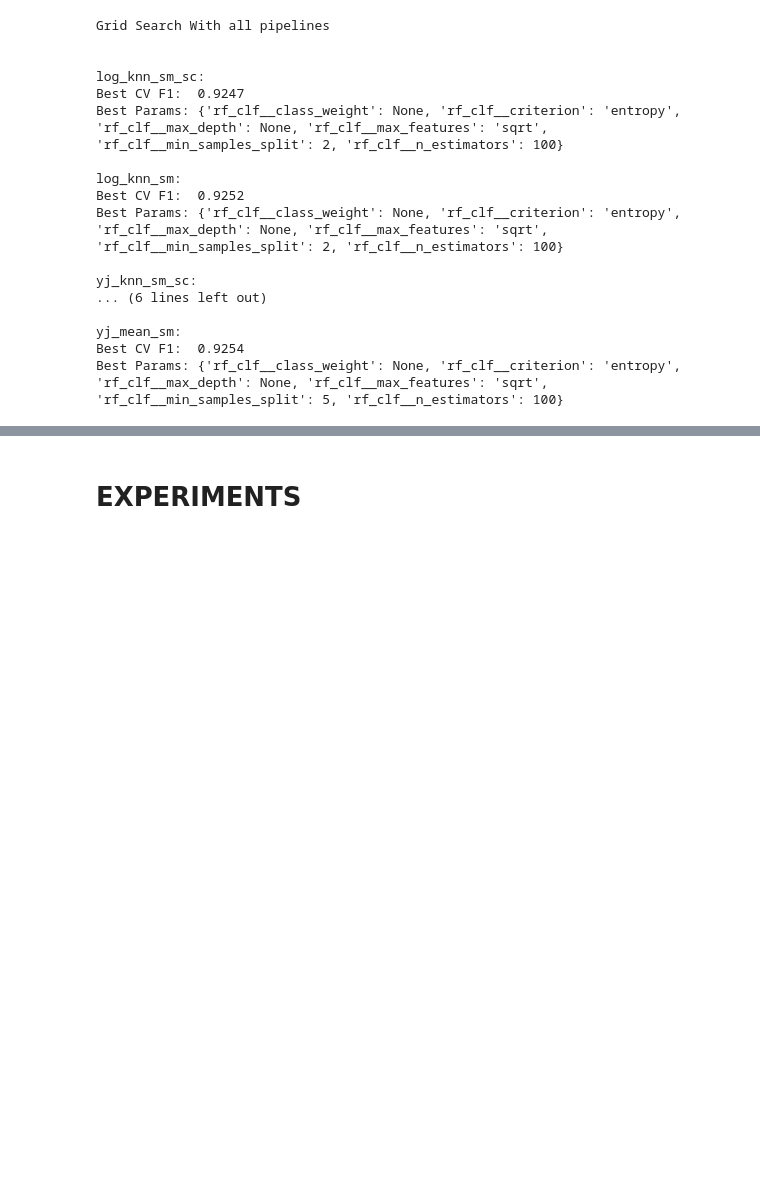
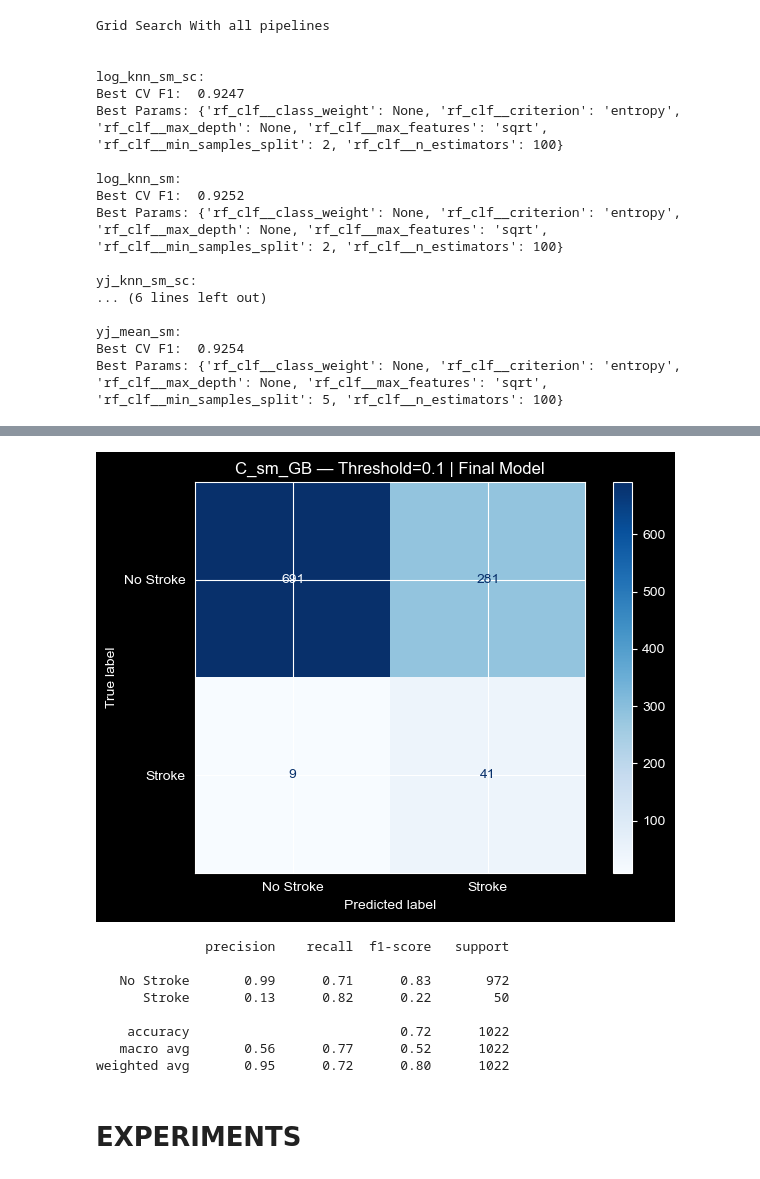
Before and after one commit to stefanosPanteli/EPL448_Team1_StrokePrediction, a Jupyter notebook: project.ipynb, the cells around one changed output, grey strips where cells are left out. Drawn from its saved outputs; the diff is of its cells as text; code cells hidden in the pictures; blank space fills up the shorter version.

Commit message:
Adjusted the expiriments according to our new pipelines and versions

```diff
--- a/project.ipynb
+++ b/project.ipynb
@@ -1901,16 +1929,25 @@ for threshold in [0.5, 0.4, 0.3, 0.2, 0.1]:
 # %%
 # ── Final Confusion Matrix at threshold=0.1 ──────────────────
-best_pipe  = best_pipelines['C_sm_GB']
-y_proba    = best_pipe.predict_proba(X_test_orig)[:, 1]
+y_proba   = best_pipe.predict_proba(X_test_orig)[:, 1]
 y_pred_01  = (y_proba >= 0.1).astype(int)
 
 cm = confusion_matrix(y_test_orig, y_pred_01)
 ConfusionMatrixDisplay(cm, display_labels=['No Stroke', 'Stroke']).plot(cmap='Blues')
 plt.title('C_sm_GB — Threshold=0.1 | Final Model')
 plt.tight_layout()
 plt.show()
 
 print(classification_report(y_test_orig, y_pred_01, target_names=['No Stroke', 'Stroke']))
+# %% [output]
+[figure, added]
+              precision    recall  f1-score   support
+
+   No Stroke       0.99      0.71      0.83       972
+      Stroke       0.13      0.82      0.22        50
+
+    accuracy                           0.72      1022
+   macro avg       0.56      0.77      0.52      1022
+weighted avg       0.95      0.72      0.80      1022
 # %% [markdown]
 # EXPERIMENTS
 # %% [markdown]
```
Also changed, not shown: parts of 18 cells of this notebook.
